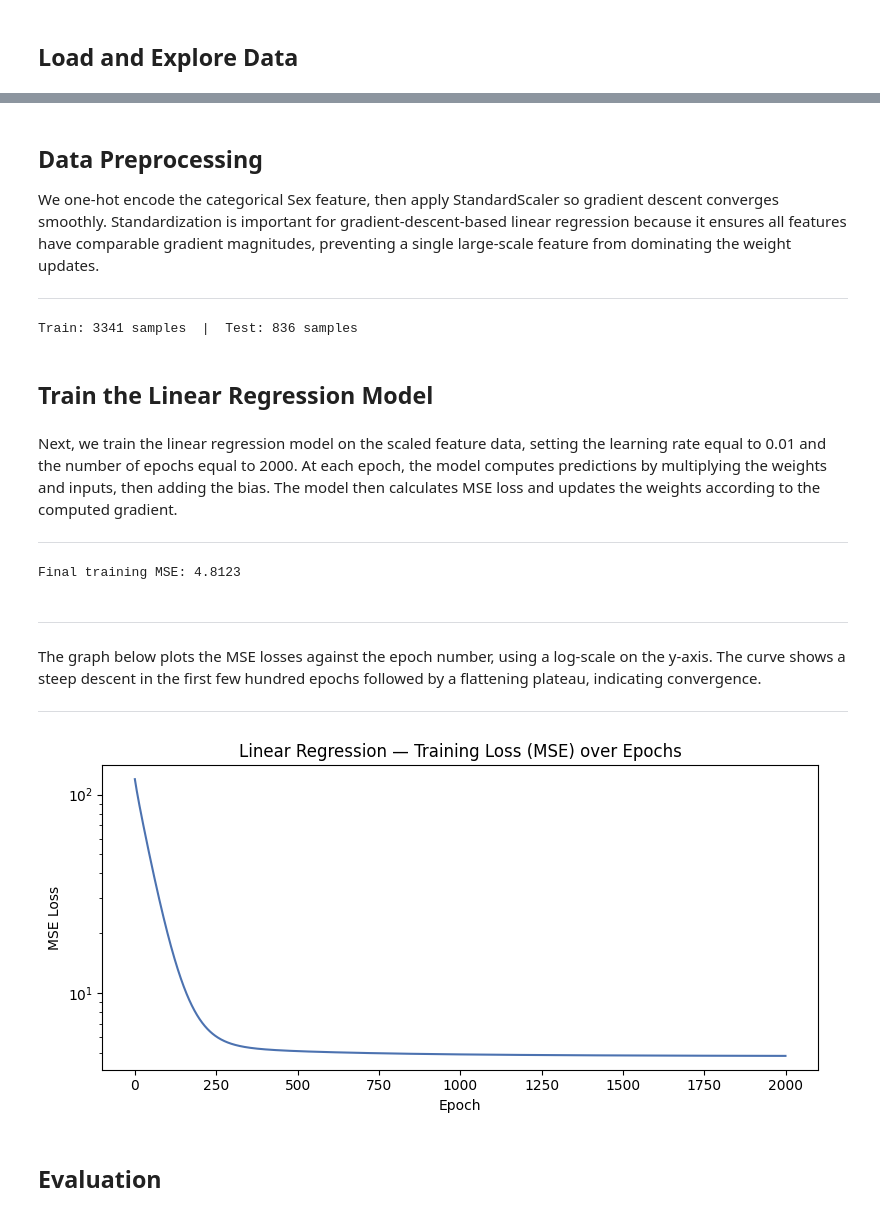
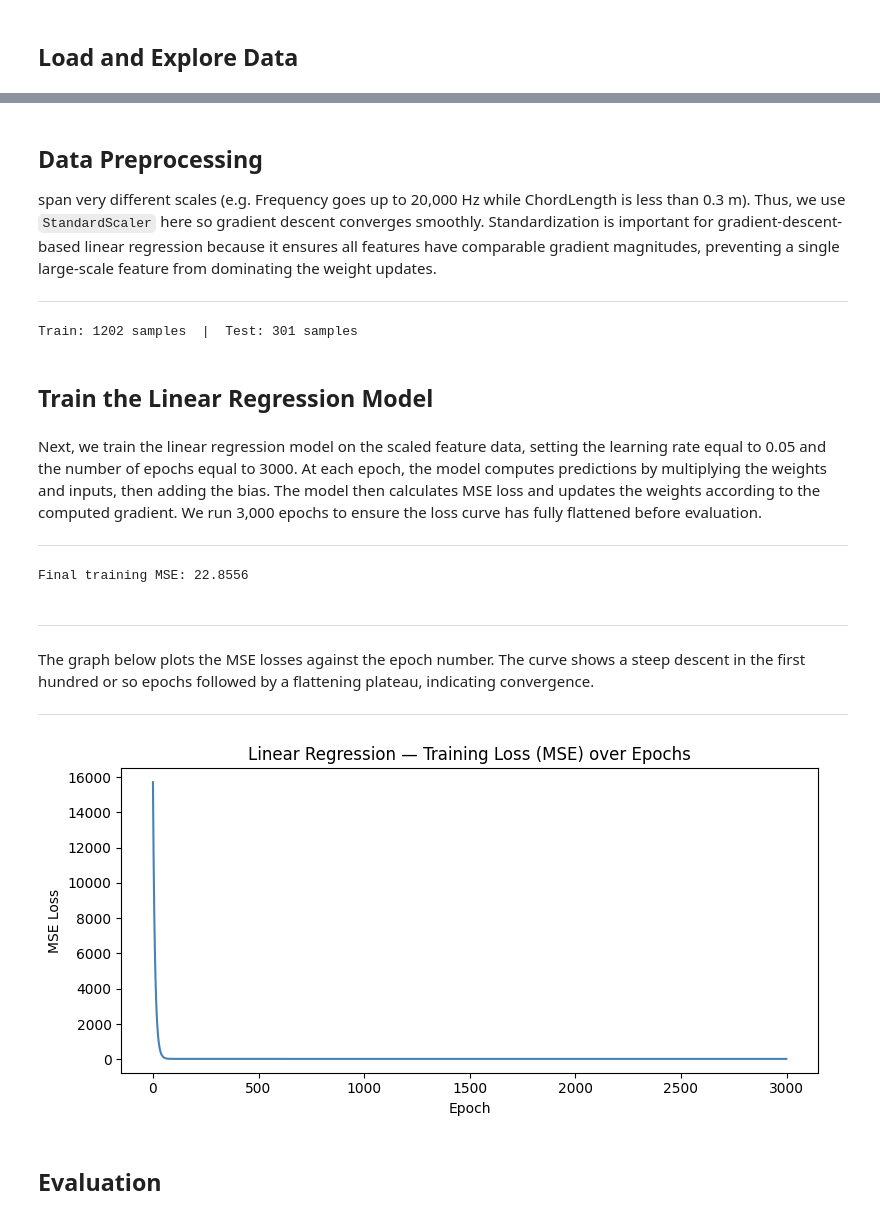
Before and after one commit to jtw8riceedu/JTW8-CMOR438-DataSci-ML, a Jupyter notebook: examples/supervised_learning/Linear Regression/linear_regression.ipynb, the cells around one changed output, grey strips where cells are left out. Cells and saved outputs as stored; diff of their text form; code cells hidden in the pictures.

Commit message:
Finalized example notebooks, added three README files.

```diff
--- a/examples/supervised_learning/Linear Regression/linear_regression.ipynb
+++ b/examples/supervised_learning/Linear Regression/linear_regression.ipynb
@@ -39,15 +35,17 @@ from ml_package import (
 
 np.random.seed(42)
 # %%
-df = pd.read_csv("abalone.data", header = None)
+df = pd.read_csv("airfoil_self_noise.dat", sep='\s+', header = None)
 
-# Name columns
-columns = [
-    "Sex", "Length", "Diameter", "Height", "WholeWeight",
-    "ShuckedWeight", "VisceraWeight", "ShellWeight", "Rings"
+# Rename columns
+df.columns = [
+    "Frequency",
+    "Angle_of_Attack",
+    "Chord_Length",
+    "Free_Stream_Velocity",
+    "Suction_Side_Displacement_Thickness",
+    "Scaled_Sound_Pressure"
 ]
 
-df = pd.read_csv("abalone.data", names=columns)
-
 df.head()
 # %% [output]
@@ -60,9 +58,9 @@ df.head()
 # %%
 # Assign features and target
-X = df.drop(columns=['Rings'])
-y = df["Rings"]
+X = df.drop(columns=['Scaled_Sound_Pressure'])
+y = df["Scaled_Sound_Pressure"]
 
 # Descriptive statistics
-print(X.describe().round(3))
-print(f"\nTarget (Rings)  —  mean: {y.mean():.2f}, std: {y.std():.2f}, range: [{y.min()}, {y.max()}]")
+print(f"\nTarget (Sound Pressure)  —  mean: {y.mean():.2f}, std: {y.std():.2f}, range: [{y.min()}, {y.max()}]")
+X.describe().round(3)
 # %% [output]
@@ -131,54 +118,50 @@ The correlation heatmap shows that shell weight and diameter correlate most stro
 # %% [markdown]
 ## Data Preprocessing
 
-We one-hot encode the categorical Sex feature, then apply StandardScaler so gradient descent converges smoothly. Standardization is important for gradient-descent-based linear regression because it ensures all features have comparable gradient magnitudes, preventing a single large-scale feature from dominating the weight updates.
+
+span very different scales (e.g. Frequency goes up to 20,000 Hz while ChordLength is less than 0.3 m). Thus, we use `StandardScaler` here so gradient descent converges smoothly. Standardization is important for gradient-descent-based linear regression because it ensures all features have comparable gradient magnitudes, preventing a single large-scale feature from dominating the weight updates.
 
 ---
 # %%
-# One-hot encode 'Sex'
-X_enc = pd.get_dummies(X, columns=["Sex"], drop_first=False).astype(float)
-X_arr = X_enc.values
+X_arr = X.values.astype(float)
+X_train, X_test, y_train, y_test = train_test_split(X_arr, y, test_size=0.2, random_state=42)
 
-# Train/test split
-X_train, X_test, y_train, y_test = train_test_split(X_arr, y, test_size=0.2, random_state=42)
-print(f"\nTrain: {X_train.shape[0]} samples  |  Test: {X_test.shape[0]} samples")
-
-# Scale features
 scaler = StandardScaler()
 X_train_s = scaler.fit_transform(X_train)
 X_test_s  = scaler.transform(X_test)
+
+print(f"Train: {X_train.shape[0]} samples  |  Test: {X_test.shape[0]} samples")
 # %% [output]
-Train: 3341 samples  |  Test: 836 samples
+Train: 1202 samples  |  Test: 301 samples
 # %% [markdown]
 ## Train the Linear Regression Model
 # %% [markdown]
-Next, we train the linear regression model on the scaled feature data, setting the learning rate equal to 0.01 and the number of epochs equal to 2000. At each epoch, the model computes predictions by multiplying the weights and inputs, then adding the bias. The model then calculates MSE loss and updates the weights according to the computed gradient.
+Next, we train the linear regression model on the scaled feature data, setting the learning rate equal to 0.05 and the number of epochs equal to 3000. At each epoch, the model computes predictions by multiplying the weights and inputs, then adding the bias. The model then calculates MSE loss and updates the weights according to the computed gradient. We run 3,000 epochs to ensure the loss curve has fully flattened before evaluation.
 
 ---
 # %%
 # Define and train the linear regression model
 
 model = LinearRegression()
-model.train(X_train_s, y_train, eta=0.01, epochs=2000)
+model.train(X_train_s, y_train, eta=0.05, epochs=3000)
 print(f"Final training MSE: {model.losses[-1]:.4f}")
 # %% [output]
-Final training MSE: 4.8123
+Final training MSE: 22.8556
 # %% [markdown]
 ---
 
-The graph below plots the MSE losses against the epoch number, using a log-scale on the y-axis. The curve shows a steep descent in the first few hundred epochs followed by a flattening plateau, indicating convergence.
+The graph below plots the MSE losses against the epoch number. The curve shows a steep descent in the first hundred or so epochs followed by a flattening plateau, indicating convergence.
 
 ---
 # %%
 plt.figure(figsize=(8, 4))
-plt.plot(model.losses, color="#4C72B0", linewidth=1.5)
+plt.plot(model.losses, color="steelblue", linewidth=1.5)
 plt.title("Linear Regression — Training Loss (MSE) over Epochs", fontsize=12)
 plt.xlabel("Epoch"); plt.ylabel("MSE Loss")
-plt.yscale("log")
 plt.tight_layout()
 plt.show()
 # %% [output]
-[figure, old version]
+[figure, new version]
 # %% [markdown]
 ## Evaluation
 # %% [markdown]
```
Also changed, not shown: parts of 15 cells of this notebook, 14 other files.
